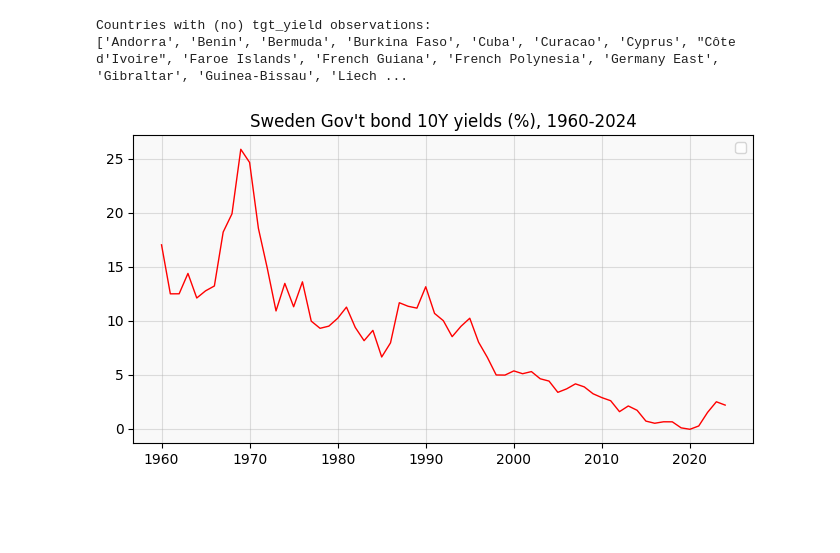
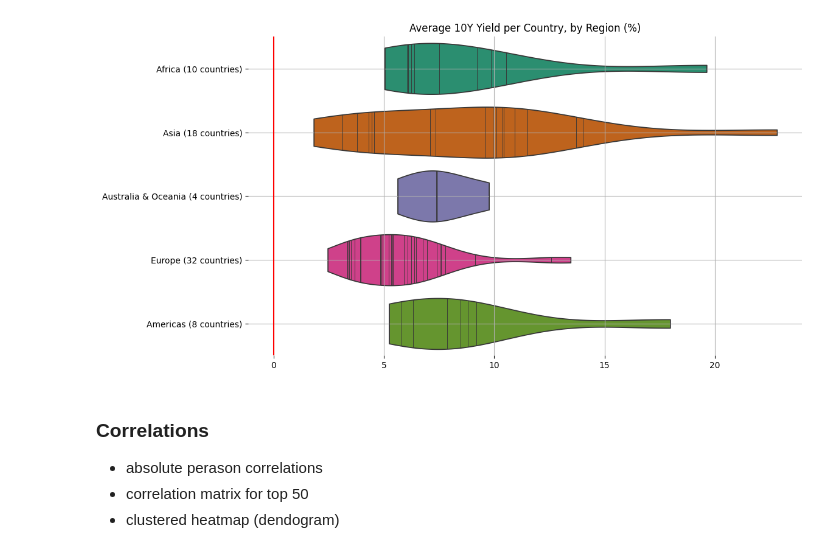
Before and after one commit to janjdarecki/instquality, a Jupyter notebook: 2. Visualise dataset.ipynb, the cells around one changed output. Cells and saved outputs as stored; diff of their text form; code cells hidden in the pictures; blank space fills up the shorter version.

```diff
--- a/2. Visualise dataset.ipynb
+++ b/2. Visualise dataset.ipynb
@@ -76,31 +126,11 @@ target_timeseries(df, 'yield', 0.25, 0.75)
-# %%
-# countries with no tgt_yield observations at all
-check_countries = (
-    df.groupby("country")["tgt_yield"]
-      .apply(lambda s: s.notna().sum())
-      # .apply(lambda s: s.isna().sum())
-      .loc[lambda x: x == 0]
-      .index.tolist()
-)
-
-print("Countries with (no) tgt_yield observations:")
-print(check_countries)
-# %% [output]
-Countries with (no) tgt_yield observations:
-['Andorra', 'Benin', 'Bermuda', 'Burkina Faso', 'Cuba', 'Curacao', 'Cyprus', "Côte d'Ivoire", 'Faroe Islands', 'French Guiana', 'French Polynesia', 'Germany East', 'Gibraltar', 'Guinea-Bissau', 'Liech ...
-# %%
-# plot
-import matplotlib.pyplot as plt
-
-country = 'Sweden'
-us = df[df.country==f'{country}']
-fig, ax = plt.subplots(figsize=(8, 4), dpi=100)
-ax.plot(us['year'], us['tgt_yield'], lw=1, color='red')
-
-ax.set_title(f"{country} Gov't bond 10Y yields (%), 1960-2024")
-ax.legend()
-ax.grid(which="both", axis="both", linestyle="-", alpha=0.4)
-ax.set_facecolor("#f9f9f9")
-plt.show()
-# %% [output]
-[figure, removed]
+# %%
+from functions.plot import region_violin
+
+region_violin(df)
+# %% [output]
+[figure, added]
+# %% [markdown]
+### Correlations
+- absolute perason correlations
+- correlation matrix for top 50
+- clustered heatmap (dendogram)
```
Also changed, not shown: parts of 13 cells of this notebook, 6 other files.
